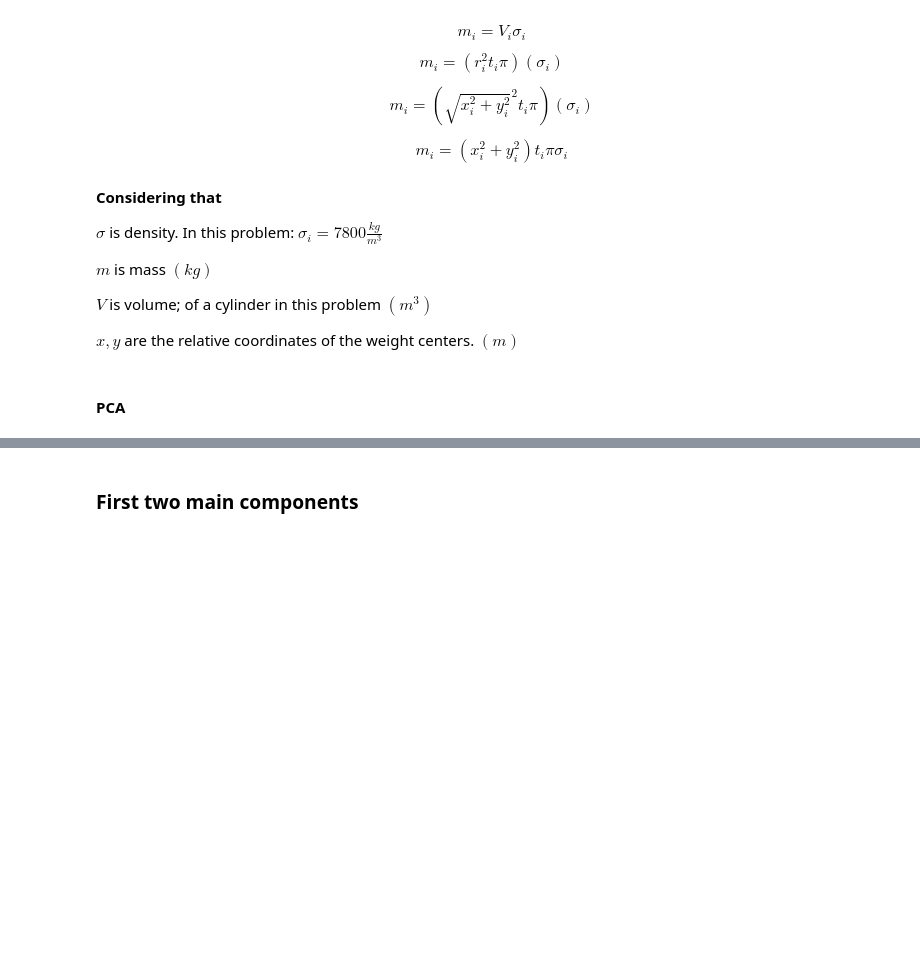
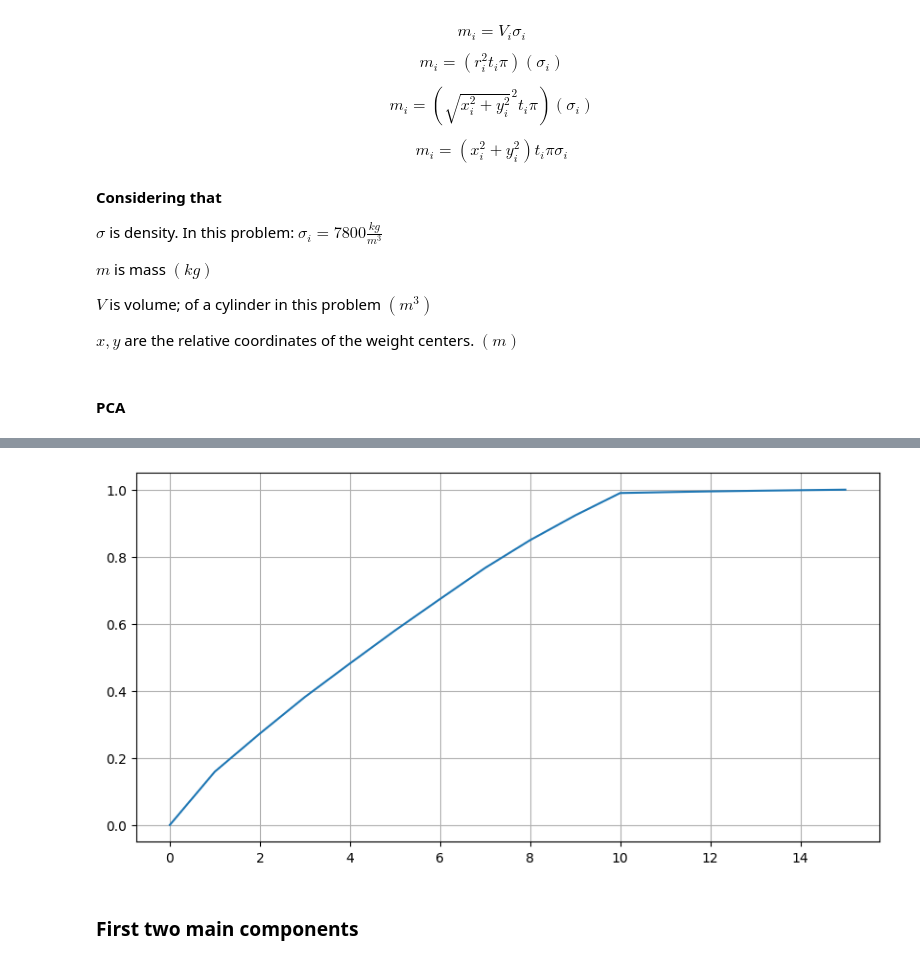
Before and after one commit to LuisR-jpg/Artificial-Intelligence---UP, a Jupyter notebook: Courses and Miscellaneous/Research/Analysis.ipynb, the cells around one changed output, grey strips where cells are left out. Drawn from its saved outputs; the diff is of its cells as text; code cells hidden in the pictures; blank space fills up the shorter version.

```diff
--- a/Courses and Miscellaneous/Research/Analysis.ipynb
+++ b/Courses and Miscellaneous/Research/Analysis.ipynb
@@ -174,9 +168,12 @@ dataPCA.shape
 # %%
 expVar = modelPCA.explained_variance_ratio_
 expVarCum = np.cumsum(expVar)
 plt.figure(figsize=(10, 5))
+plt.grid()
 plt.plot(np.concatenate(([0], expVarCum)))
 plt.show()
+# %% [output]
+[figure, added]
 # %% [markdown]
 ### First two main components
 # %%
```
Also changed, not shown: parts of 23 cells of this notebook.
